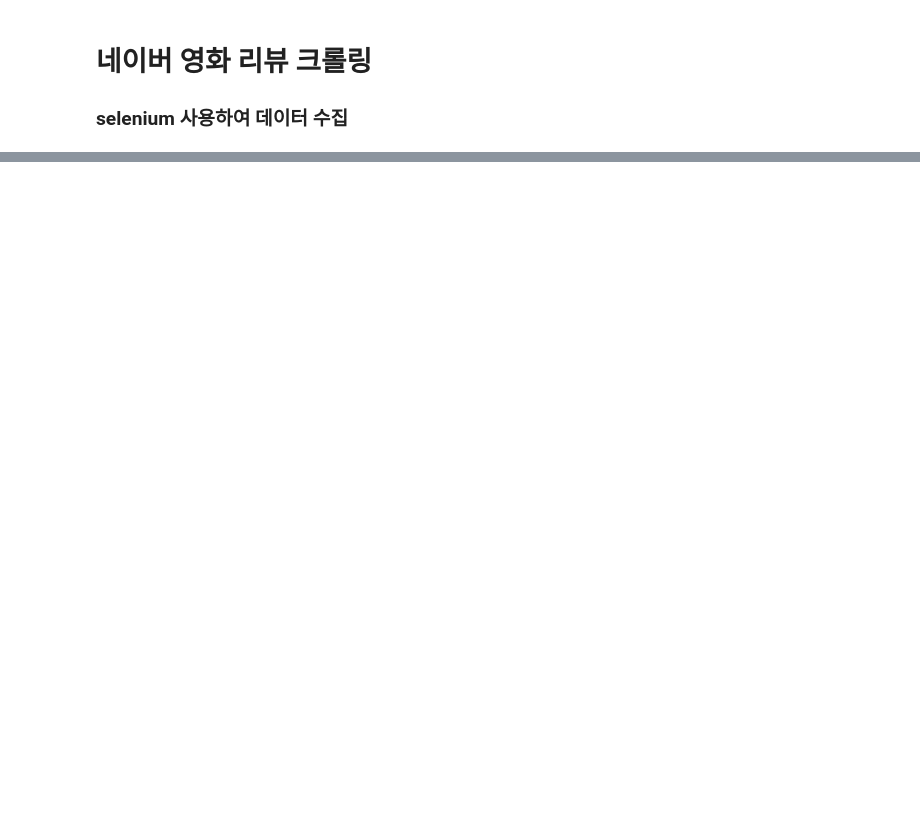
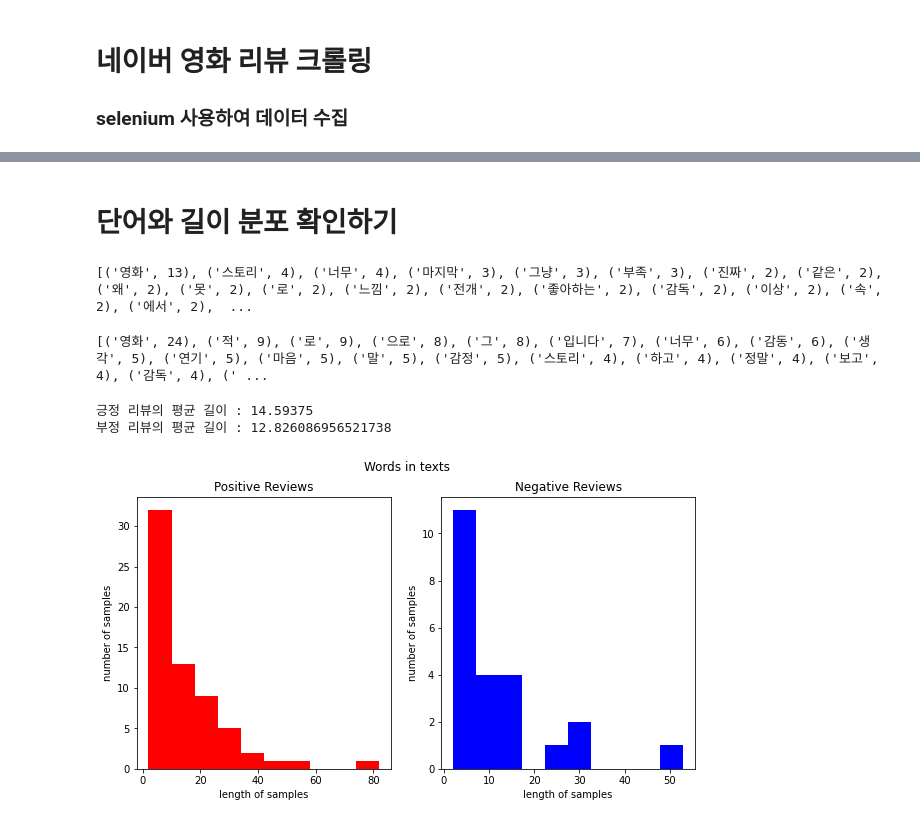
Before and after one commit to zippyfile/ReviewLearning, a Jupyter notebook: ReviewTest.ipynb, the cells around one changed output, grey strips where cells are left out. Cells and saved outputs as stored; diff of their text form; code cells hidden in the pictures; blank space fills up the shorter version.

Commit message:
update ReviewTest
CSV 최신화, 러닝 진행중

```diff
--- a/ReviewTest.ipynb
+++ b/ReviewTest.ipynb
@@ -90,0 +182,5 @@ Name: rating, dtype: int64
+# %%
+# 훈련 데이터 정제하기
+# 한글과 공백을 제외하고 모두 제거
+train_data['review'] = train_data['review'].replace('[^ㄱ-ㅎ|ㅏ-ㅣ|가-힣]','',regex=True)
+print(train_data.isnull().sum())
@@ -90,0 +208,3 @@ Name: rating, dtype: int64
+# %%
+okt = Okt()
+print(okt.morphs('와 이런 것도 상품이라고 차라리 내가 만드는 게 나을 뻔'))
@@ -90,0 +213,8 @@ Name: rating, dtype: int64
+# %%
+# 불용어 지정
+stopwords = ['도', '는', '다', '의', '가', '이', '은', '한', '에', '하', '고', '을', '를',
+             '인', '듯', '과', '와', '네', '들', '듯', '지', '임', '게', '만', '나', '요',]
+# %%
+# 훈련데이터 토큰화
+train_data['tokenized'] = train_data['review'].apply(okt.morphs)
+train_data['tokenized'] = train_data['tokenized'].apply(lambda x : [item for item in x if item not in stopwords])
@@ -90,0 +247,2 @@ Name: rating, dtype: int64
+# %% [markdown]
+# 단어와 길이 분포 확인하기
@@ -90,0 +252,31 @@ Name: rating, dtype: int64
+# %%
+negative_word_count = Counter(negative_words)
+print(negative_word_count.most_common(20))
+# %% [output]
+[('영화', 13), ('스토리', 4), ('너무', 4), ('마지막', 3), ('그냥', 3), ('부족', 3), ('진짜', 2), ('같은', 2), ('왜', 2), ('못', 2), ('로', 2), ('느낌', 2), ('전개', 2), ('좋아하는', 2), ('감독', 2), ('이상', 2), ('속', 2), ('에서', 2),  ...
+# %%
+positive_word_count = Counter(positive_words)
+print(positive_word_count.most_common(20))
+# %% [output]
+[('영화', 24), ('적', 9), ('로', 9), ('으로', 8), ('그', 8), ('입니다', 7), ('너무', 6), ('감동', 6), ('생각', 5), ('연기', 5), ('마음', 5), ('말', 5), ('감정', 5), ('스토리', 4), ('하고', 4), ('정말', 4), ('보고', 4), ('감독', 4), (' ...
+# %%
+fig,(ax1,ax2) = plt.subplots(1,2,figsize=(10,5))
+text_len = train_data[train_data['label']==1]['tokenized'].map(lambda x: len(x))
+ax1.hist(text_len, color='red')
+ax1.set_title('Positive Reviews')
+ax1.set_xlabel('length of samples')
+ax1.set_ylabel('number of samples')
+print('긍정 리뷰의 평균 길이 :', np.mean(text_len))
+
+text_len = train_data[train_data['label']==0]['tokenized'].map(lambda x: len(x))
+ax2.hist(text_len, color='blue')
+ax2.set_title('Negative Reviews')
+fig.suptitle('Words in texts')
+ax2.set_xlabel('length of samples')
+ax2.set_ylabel('number of samples')
+print('부정 리뷰의 평균 길이 :', np.mean(text_len))
+plt.show()
+# %% [output]
+긍정 리뷰의 평균 길이 : 14.59375
+부정 리뷰의 평균 길이 : 12.826086956521738
+[figure, added]
```
Also changed, not shown: parts of 28 cells of this notebook, 1 other file.
